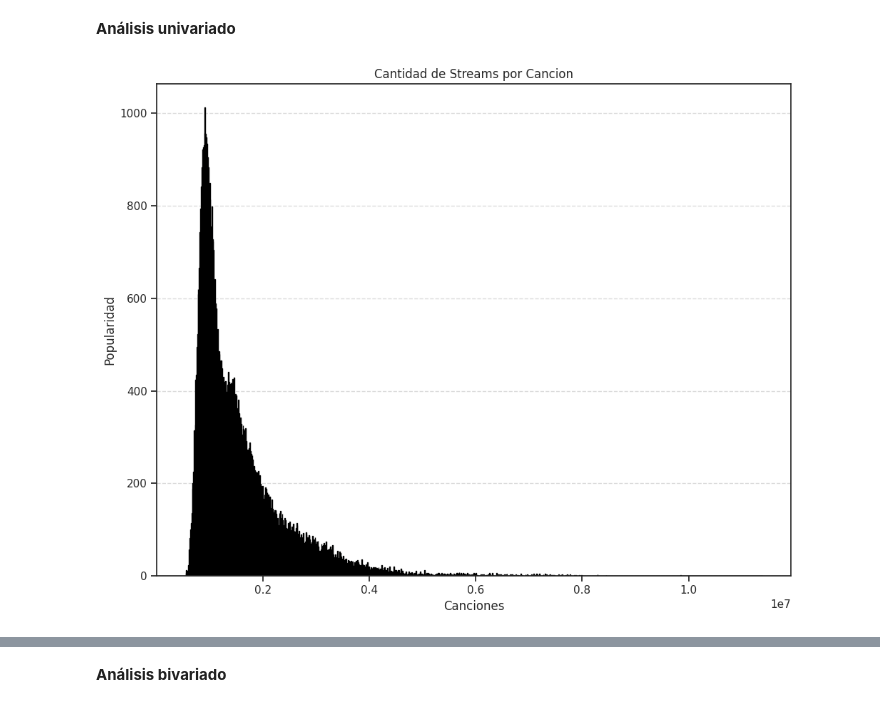
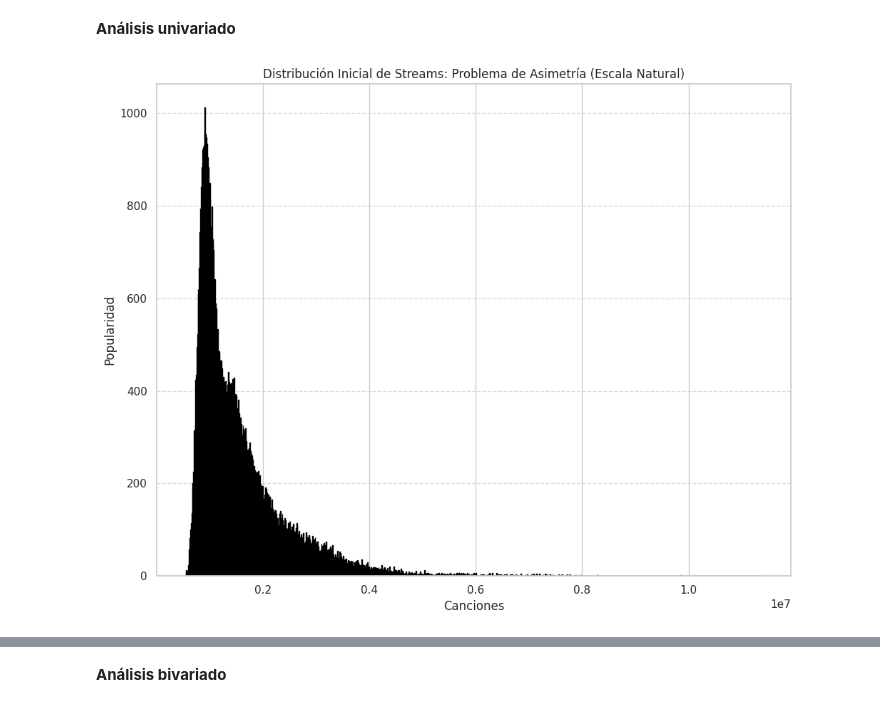
Before and after one commit to tiagoflorin/DataScience1, a Jupyter notebook: ProyectoFinal+Florin.ipynb, the cells around one changed output, grey strips where cells are left out. Drawn from its saved outputs; the diff is of its cells as text; code cells hidden in the pictures.

```diff
--- a/ProyectoFinal+Florin.ipynb
+++ b/ProyectoFinal+Florin.ipynb
@@ -34,6 +39,7 @@ import matplotlib.pyplot as plt
 
 
 import seaborn as sns
+import numpy as np
 
 from matplotlib import pyplot as plt
 from sklearn import datasets
@@ -51,10 +57,6 @@ from sklearn.datasets import load_iris, fetch_california_housing # Datasets de e
 from sklearn.pipeline import Pipeline # Para encadenar pasos
 from sklearn.compose import ColumnTransformer # Para aplicar transformaciones diferentes a columnas diferentes
 from sklearn.impute import SimpleImputer # Para manejar valores faltantes
-
-# Configuraciones adicionales para visualización
-sns.set(style="ticks", color_codes=True)
-plt.rcParams['figure.figsize'] = (10, 6)
 # %% [markdown]
 **Configuración del entorno de Python en Google Colab**
 # %%
@@ -158,13 +170,13 @@ time_signature: Compás medio del track. Mide las pulsaciones que hay por cada c
 # %%
 plt.figure(figsize=(10, 8))
 plt.hist(df.streams, bins=1000, color='skyblue', edgecolor='black')
 
 # Etiquetas y título
-plt.title("Cantidad de Streams por Cancion")
+plt.title("Distribución Inicial de Streams: Problema de Asimetría (Escala Natural)")
 plt.xlabel("Canciones")
 plt.ylabel("Popularidad")
 plt.grid(axis='y', linestyle='--', alpha=0.7)
 plt.tight_layout()
 plt.show()
 # %% [output]
-[figure, old version]
+[figure, new version]
```
Also changed, not shown: parts of 26 cells of this notebook.
